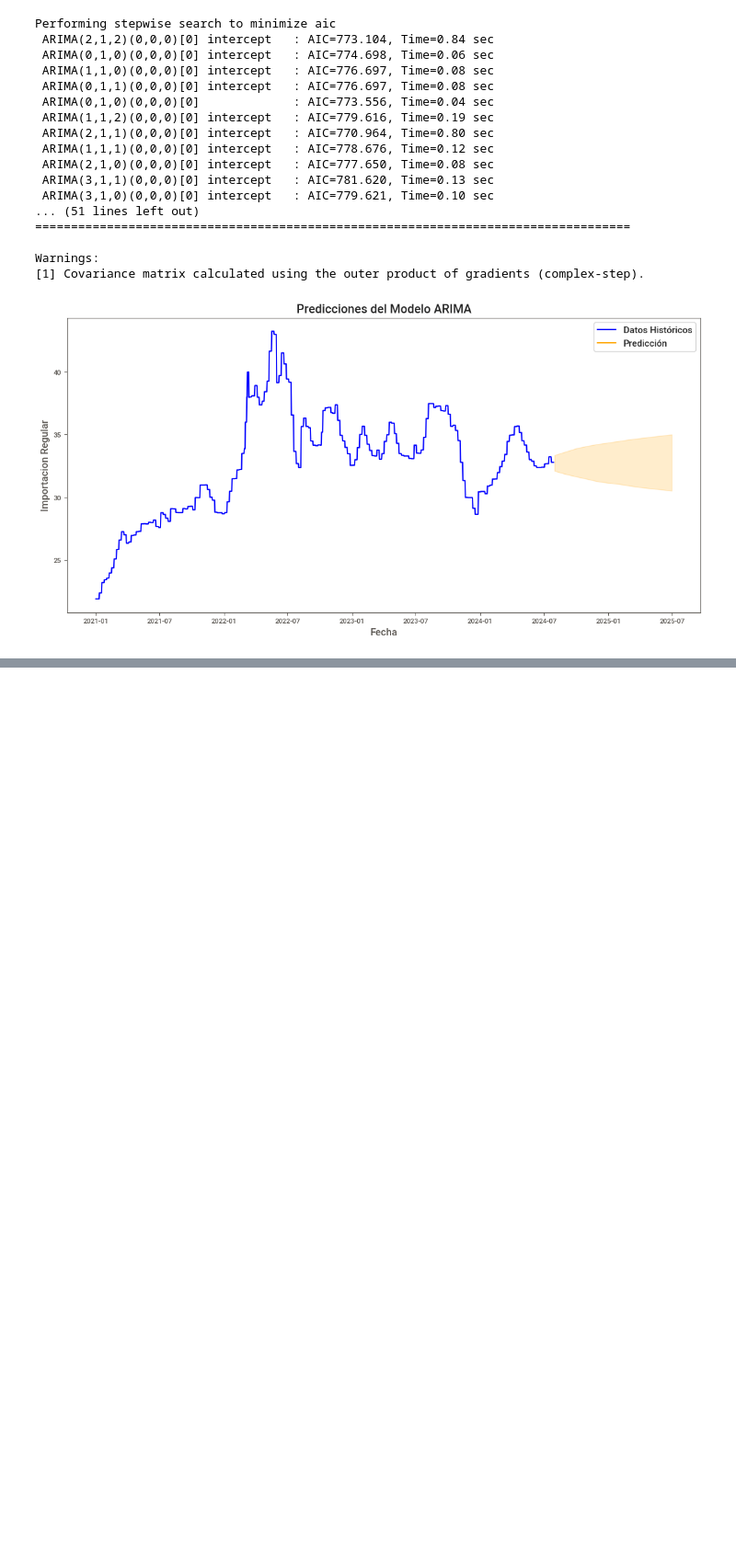
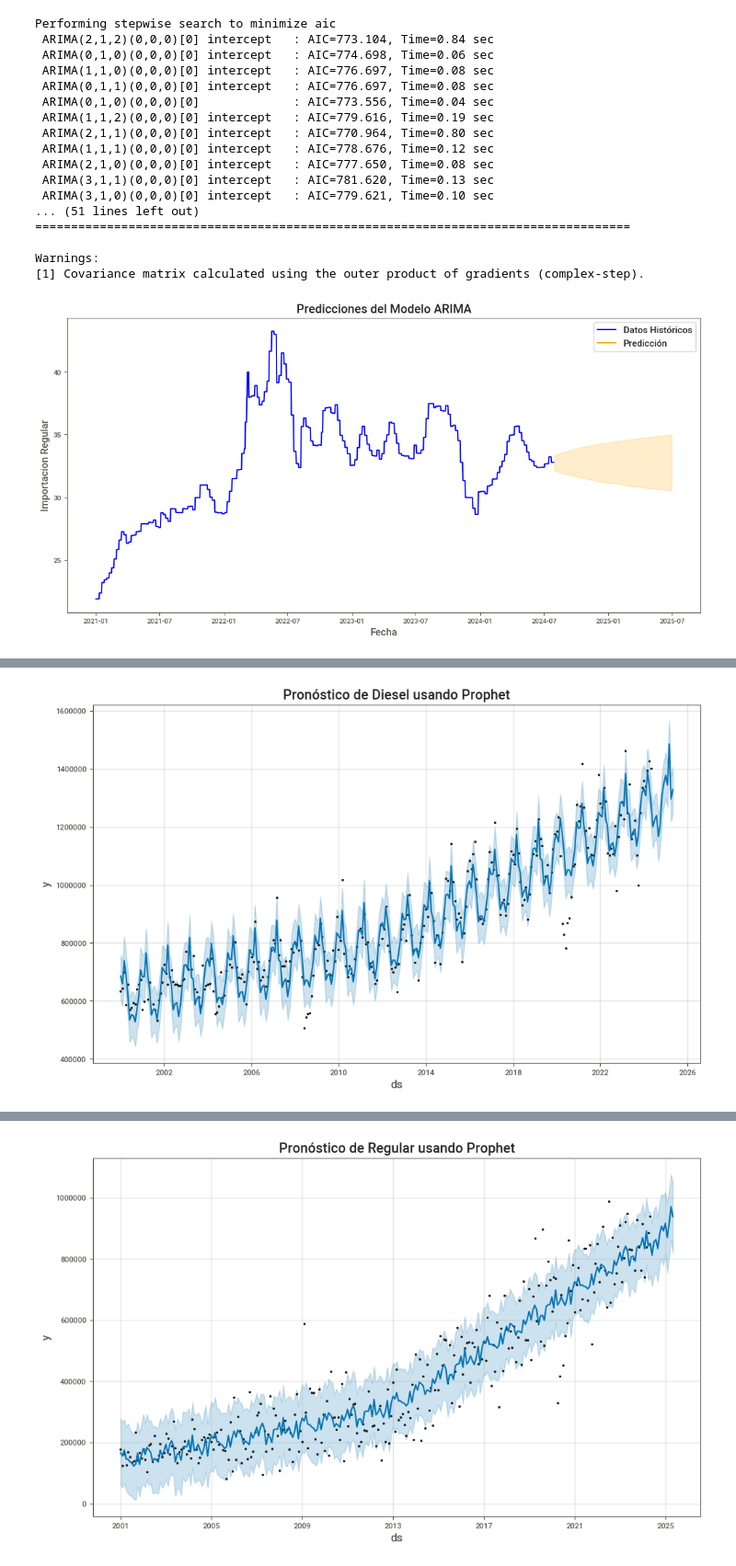
Before and after one commit to Dahernandezsilve/Lab02_Data-Science, a Jupyter notebook: Lab02.ipynb, the cells around one changed output, grey strips where cells are left out. Shown at 92% size. Saved outputs shown, nothing was run; the diff lists cells and outputs as text; code cells hidden in the pictures; blank space fills up the shorter version.

Commit message:
📝 feat: Creating models using prophet

```diff
--- a/Lab02.ipynb
+++ b/Lab02.ipynb
@@ -639,3 +642,27 @@ Performing stepwise search to minimize aic
 Warnings:
 [1] Covariance matrix calculated using the outer product of gradients (complex-step).
 [figure]
+# %%
+def entrenarProphet(serieTiempo, nombre_variable):
+    # Preparar los datos
+    df_prophet = serieTiempo.reset_index()
+    df_prophet.columns = ['ds', 'y']
+
+    # Crear y ajustar el modelo Prophet
+    modelo = Prophet()
+    modelo.fit(df_prophet)
+
+    # Hacer predicciones
+    futuro = modelo.make_future_dataframe(periods=12, freq='M')  # Cambia el número y la frecuencia según tus necesidades
+    pronostico = modelo.predict(futuro)
+
+    # Graficar resultados
+    modelo.plot(pronostico)
+    plt.title(f'Pronóstico de {nombre_variable} usando Prophet')
+    plt.show()
+
+# Entrenar el modelo para el Diesel
+entrenarProphet(serieConsumoDiesel[['Diesel']], 'Diesel')
+entrenarProphet(serieImportacionRegular[['Gasolina regular']], 'Regular')
+entrenarProphet(seriePreciosSuper[['Superior GTQ/GALON']], 'Superior')
+# %% [output]
@@ -641,0 +671 @@ Warnings:
+[figure, added]
@@ -641,0 +674 @@ Warnings:
+[figure, added]
```
Also changed, not shown: parts of 2 cells of this notebook.
